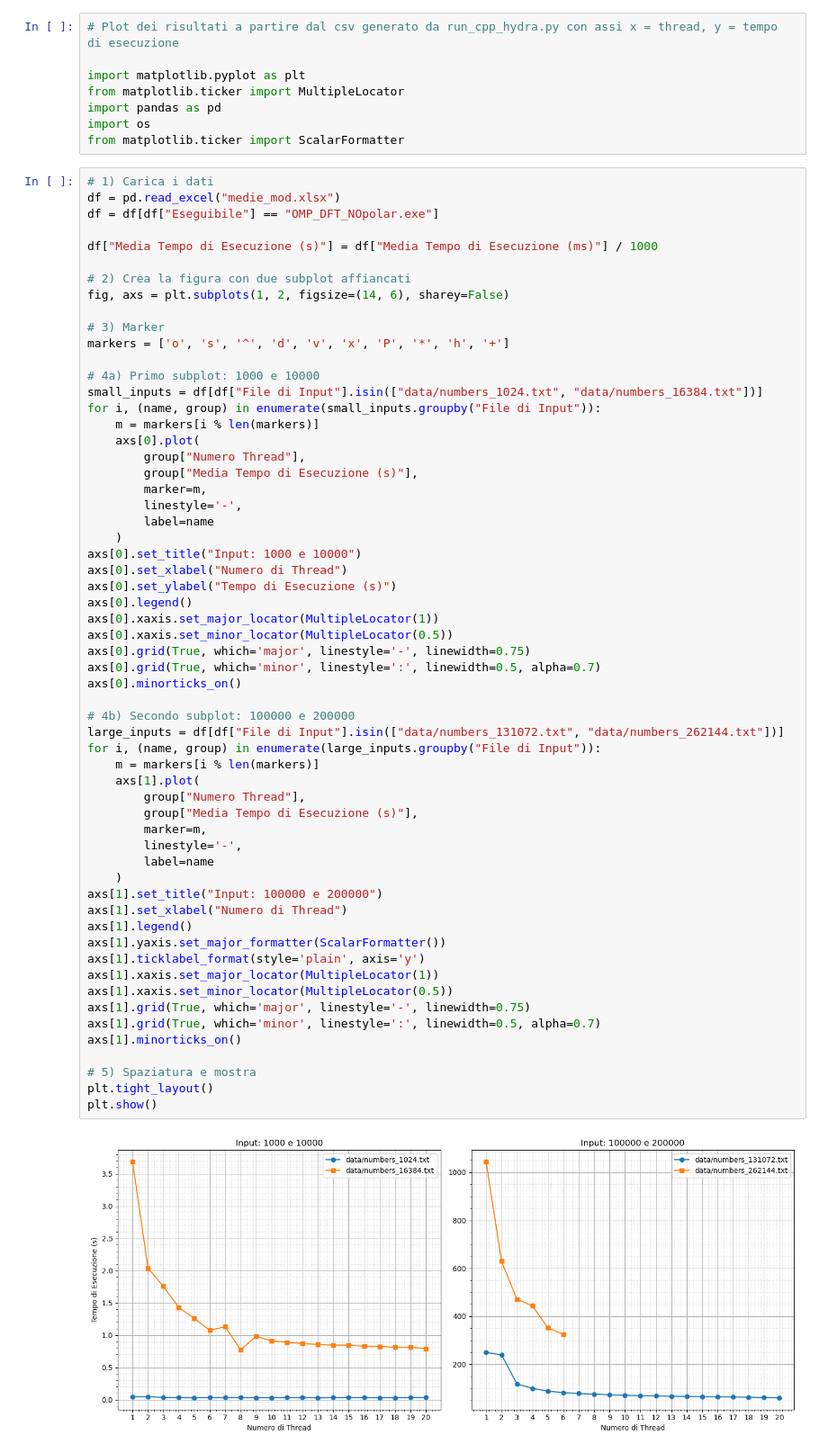
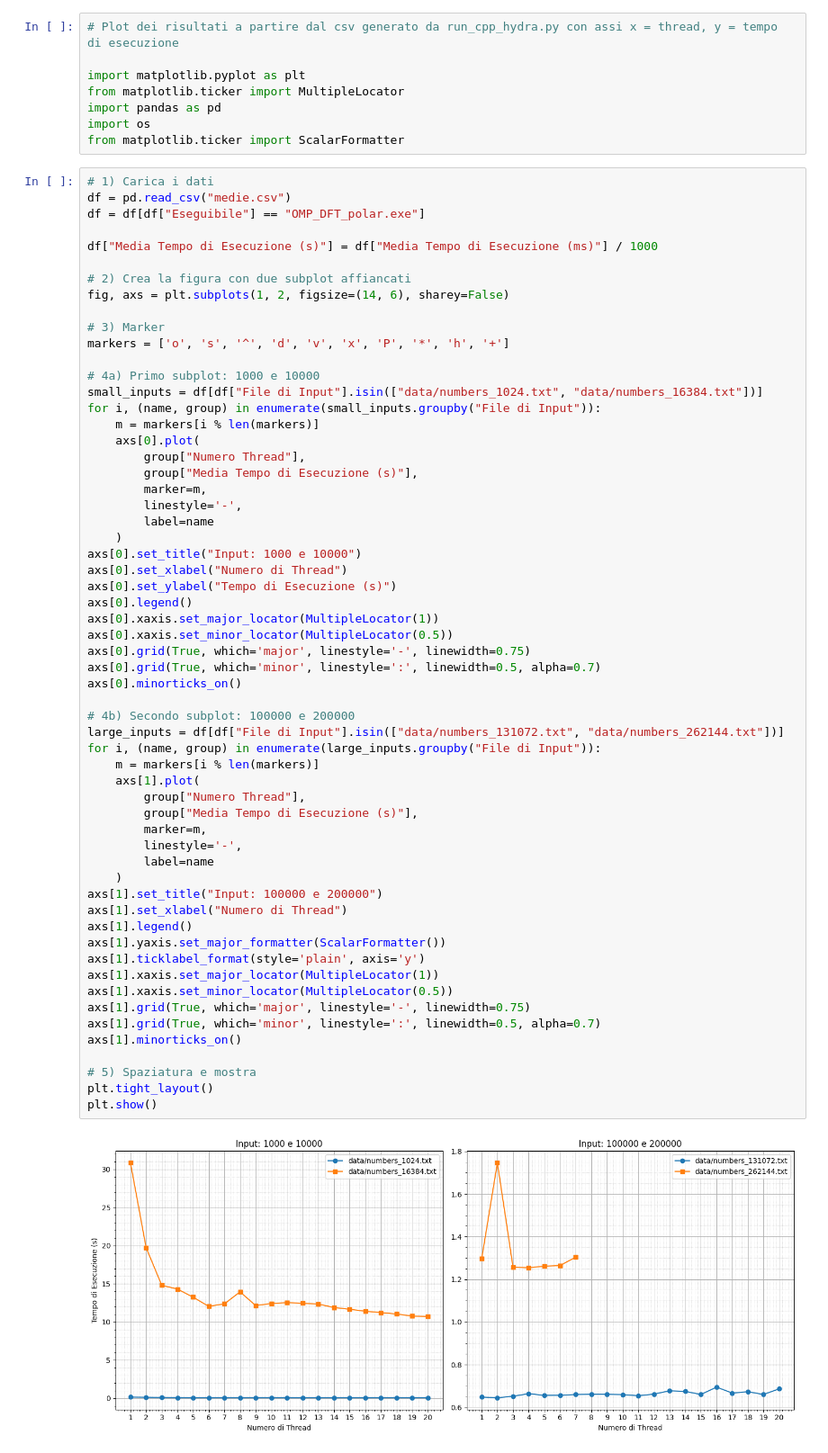
Before and after one commit to noemichem/CA_project, a Jupyter notebook: plotResults.ipynb, the cells around one changed output. Shown: that part at 90% size. Saved outputs shown, nothing was run; the diff lists cells and outputs as text.

Commit message:
speedup in figure 1

```diff
--- a/plotResults.ipynb
+++ b/plotResults.ipynb
@@ -8,8 +8,8 @@ import os
 from matplotlib.ticker import ScalarFormatter
 # %%
 # 1) Carica i dati
-df = pd.read_excel("medie_mod.xlsx")
-df = df[df["Eseguibile"] == "OMP_DFT_NOpolar.exe"]
+df = pd.read_csv("medie.csv")
+df = df[df["Eseguibile"] == "OMP_DFT_polar.exe"]
 
 df["Media Tempo di Esecuzione (s)"] = df["Media Tempo di Esecuzione (ms)"] / 1000
 
@@ -39,31 +39,31 @@ axs[0].xaxis.set_minor_locator(MultipleLocator(0.5))
 axs[0].grid(True, which='major', linestyle='-', linewidth=0.75)
 axs[0].grid(True, which='minor', linestyle=':', linewidth=0.5, alpha=0.7)
 axs[0].minorticks_on()
 
 # 4b) Secondo subplot: 100000 e 200000
 large_inputs = df[df["File di Input"].isin(["data/numbers_131072.txt", "data/numbers_262144.txt"])]
 for i, (name, group) in enumerate(large_inputs.groupby("File di Input")):
     m = markers[i % len(markers)]
     axs[1].plot(
         group["Numero Thread"],
         group["Media Tempo di Esecuzione (s)"],
         marker=m,
         linestyle='-',
         label=name
     )
 axs[1].set_title("Input: 100000 e 200000")
 axs[1].set_xlabel("Numero di Thread")
 axs[1].legend()
 axs[1].yaxis.set_major_formatter(ScalarFormatter())
 axs[1].ticklabel_format(style='plain', axis='y')
 axs[1].xaxis.set_major_locator(MultipleLocator(1))
 axs[1].xaxis.set_minor_locator(MultipleLocator(0.5))
 axs[1].grid(True, which='major', linestyle='-', linewidth=0.75)
 axs[1].grid(True, which='minor', linestyle=':', linewidth=0.5, alpha=0.7)
 axs[1].minorticks_on()
 
 # 5) Spaziatura e mostra
 plt.tight_layout()
 plt.show()
 # %% [output]
-[figure, old version]
+[figure, new version]
```
Also changed, not shown: 5 other files.
